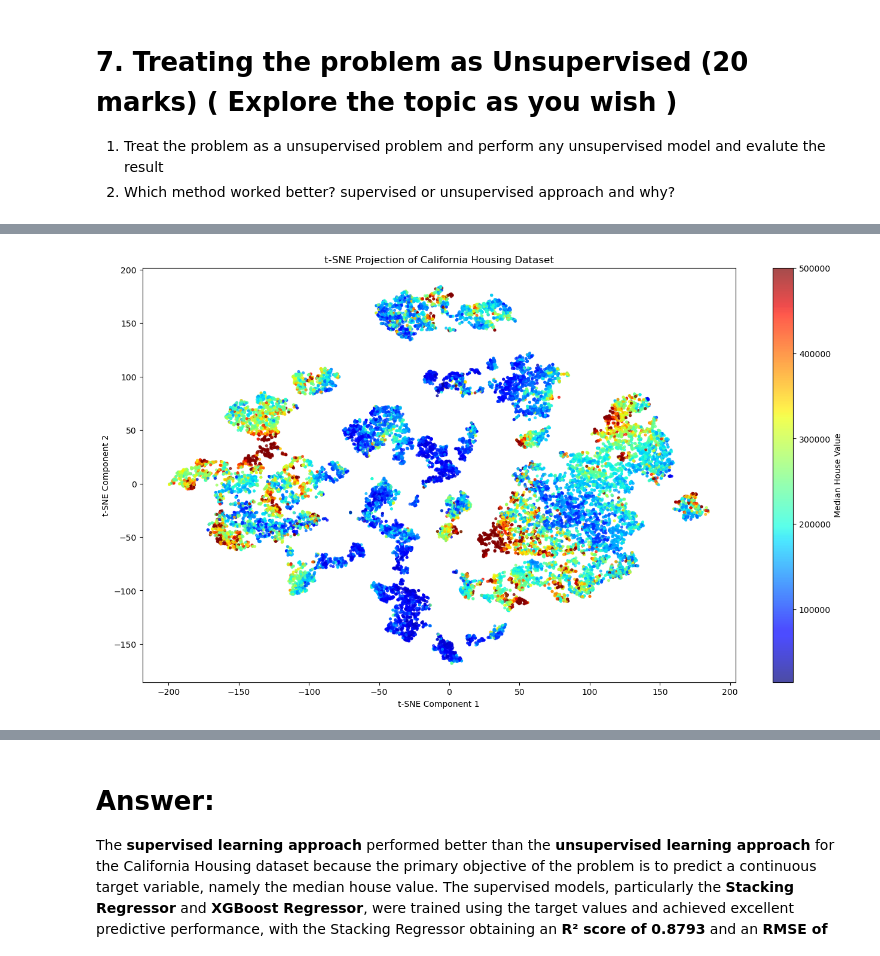
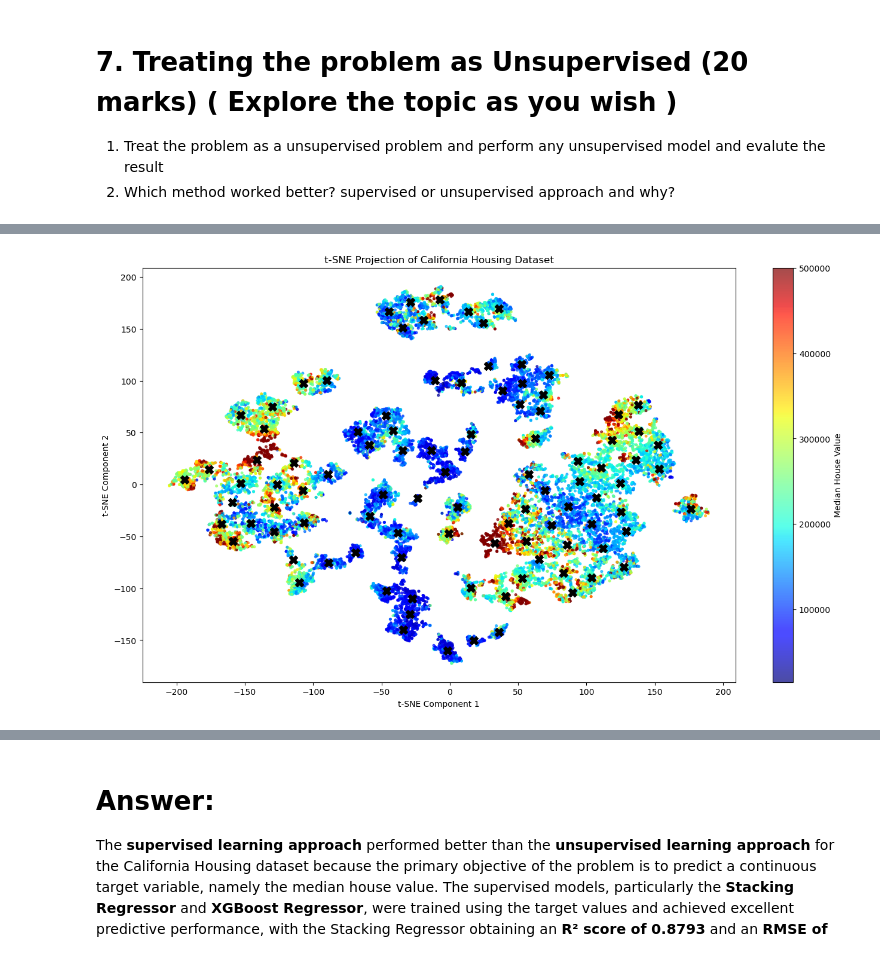
Before and after one commit to m-mhe/ml_practice, a Jupyter notebook: ML_FINAL_EXAM/ML_FINAL.ipynb, the cells around one changed output, grey strips where cells are left out. Drawn from its saved outputs; the diff is of its cells as text; code cells hidden in the pictures.

Commit message:
color segmentation using KMeans cluster added

```diff
--- a/ML_FINAL_EXAM/ML_FINAL.ipynb
+++ b/ML_FINAL_EXAM/ML_FINAL.ipynb
@@ -441,8 +441,15 @@ dimantionalityReductionPipeline = Pipeline(
     [
         ("preProcessing", preProcessing),
         ("Keeping_99%_variance", PCA(n_components=0.99, svd_solver="full")),
-        ("scaleDownTo2D", TSNE(n_components=2, max_iter=6_000, random_state=67))
+        ("scaleDownTo2D", TSNE(n_components=2, max_iter=7_000, random_state=67))
     ]
 )
 
-twoDRawDF = dimantionalityReductionPipeline.fit_transform(X)
+clusterIdentifyPipeline = Pipeline([
+    #("scale", StandardScaler()),
+    ("clusterization", KMeans(n_clusters=100, n_init=700, random_state=67, max_iter=70_000,
+    init="k-means++"))]
+)
+
+%time twoDRawDF = dimantionalityReductionPipeline.fit_transform(X)
+%time centroidDistanceDF = clusterIdentifyPipeline.fit_transform(twoDRawDF)
@@ -449,12 +481,13 @@ twoDRawDF = dimantionalityReductionPipeline.fit_transform(X)
 # %%
 plt.figure(figsize=(16,9))
 scatter = plt.scatter(x=twoDRawDF[:,0], y=twoDRawDF[:,1], c=rawDF["median_house_value"],
     cmap="jet", s=7,alpha=0.7)
 
 plt.colorbar(scatter, label="Median House Value")
+plt.scatter(x=clusterIdentifyPipeline.named_steps["clusterization"].cluster_centers_[:,0], y=clusterIdentifyPipeline.named_steps["clusterization"].cluster_centers_[:,1], marker="X", s=100, c="black")
 plt.title("t-SNE Projection of California Housing Dataset")
 plt.xlabel("t-SNE Component 1")
 plt.ylabel("t-SNE Component 2")
 plt.show()
 # %% [output]
-[figure, old version]
+[figure, new version]
```
Also changed, not shown: parts of 5 cells of this notebook, 1 other file.
